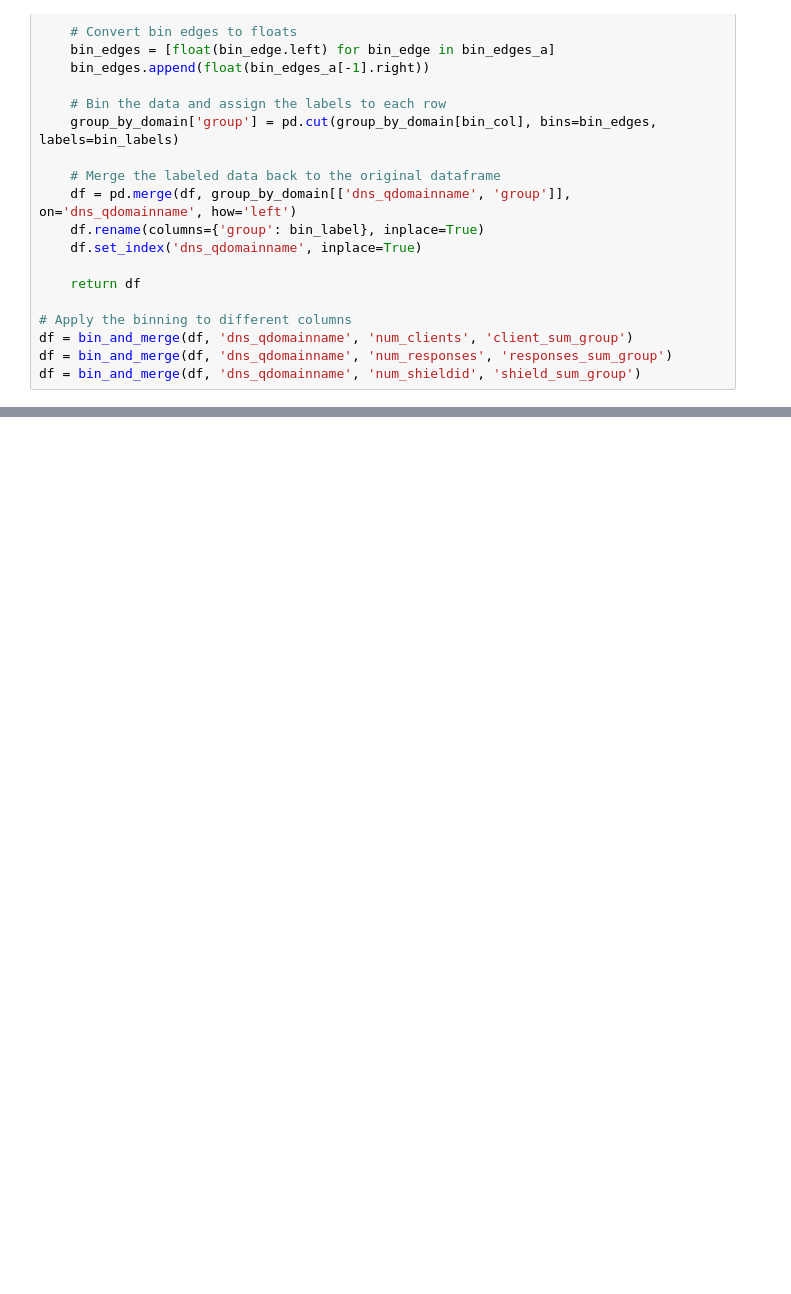
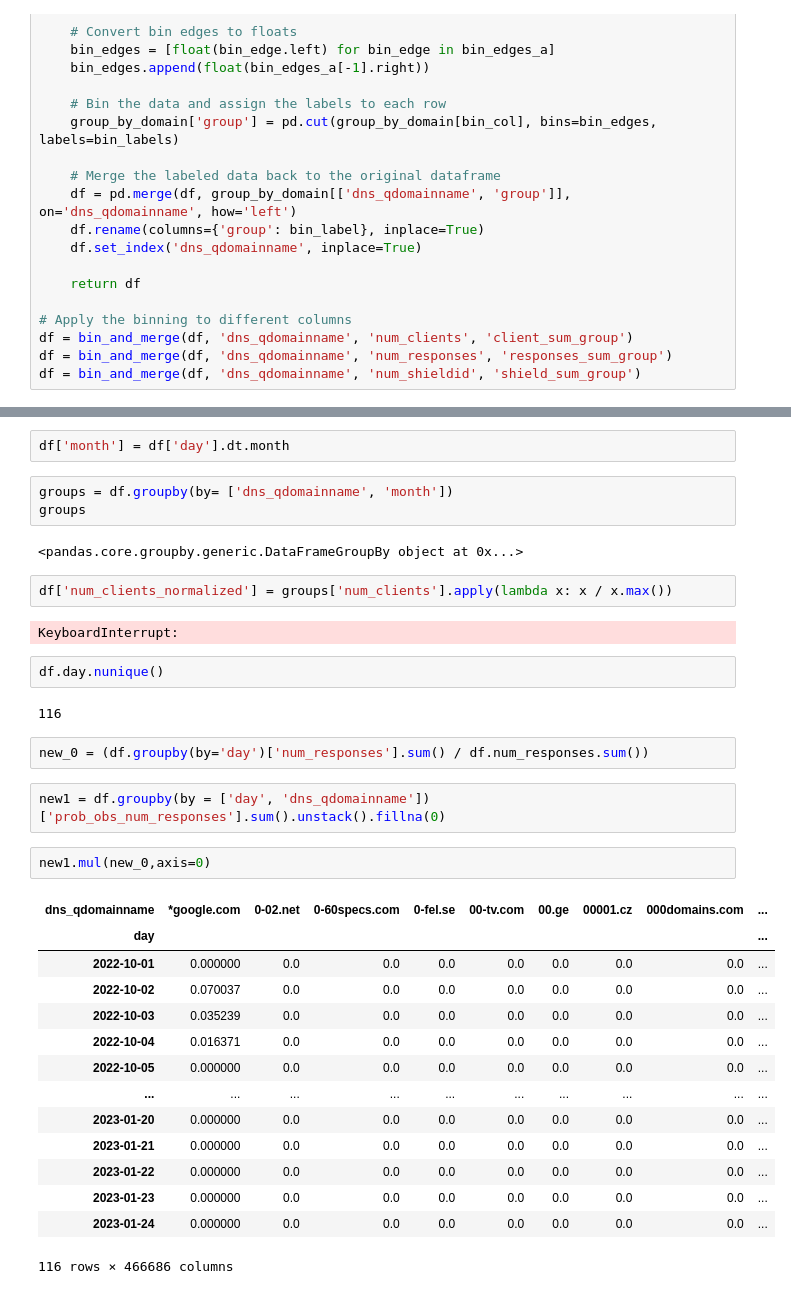
Before and after one commit to IntrusionINTZ/UniversityOfMontana_2023Spring, a Jupyter notebook: Jack/Anomaly Predictor.ipynb, the cells around one changed output, grey strips where cells are left out. Saved outputs shown, nothing was run; the diff lists cells and outputs as text; blank space fills up the shorter version.

```diff
--- a/Jack/Anomaly Predictor.ipynb
+++ b/Jack/Anomaly Predictor.ipynb
@@ -118,0 +98,36 @@ df.sort_values(by='total_prob').head(50)
+# %%
+df['month'] = df['day'].dt.month
+# %%
+groups = df.groupby(by= ['dns_qdomainname', 'month'])
+groups
+# %% [output]
+<pandas.core.groupby.generic.DataFrameGroupBy object at 0x...>
+# %%
+df['num_clients_normalized'] = groups['num_clients'].apply(lambda x: x / x.max())
+# %% [output]
+KeyboardInterrupt:
+# %%
+df.day.nunique()
+# %% [output]
+116
+# %%
+new_0 = (df.groupby(by='day')['num_responses'].sum() / df.num_responses.sum())
+# %%
+new1 = df.groupby(by = ['day', 'dns_qdomainname'])['prob_obs_num_responses'].sum().unstack().fillna(0)
+# %%
+new1.mul(new_0,axis=0)
+# %% [output]
+| dns_qdomainname | *google.com | 0-02.net | 0-60specs.com | 0-fel.se | 00-tv.com | 00.ge | 00001.cz | 000domains.com | ... |
+| day |  |  |  |  |  |  |  |  | ... |
+| 2022-10-01 | 0.000000 | 0.0 | 0.0 | 0.0 | 0.0 | 0.0 | 0.0 | 0.0 | ... |
+| 2022-10-02 | 0.070037 | 0.0 | 0.0 | 0.0 | 0.0 | 0.0 | 0.0 | 0.0 | ... |
+| 2022-10-03 | 0.035239 | 0.0 | 0.0 | 0.0 | 0.0 | 0.0 | 0.0 | 0.0 | ... |
+| 2022-10-04 | 0.016371 | 0.0 | 0.0 | 0.0 | 0.0 | 0.0 | 0.0 | 0.0 | ... |
+| 2022-10-05 | 0.000000 | 0.0 | 0.0 | 0.0 | 0.0 | 0.0 | 0.0 | 0.0 | ... |
+| ... | ... | ... | ... | ... | ... | ... | ... | ... | ... |
+| 2023-01-20 | 0.000000 | 0.0 | 0.0 | 0.0 | 0.0 | 0.0 | 0.0 | 0.0 | ... |
+| 2023-01-21 | 0.000000 | 0.0 | 0.0 | 0.0 | 0.0 | 0.0 | 0.0 | 0.0 | ... |
+| 2023-01-22 | 0.000000 | 0.0 | 0.0 | 0.0 | 0.0 | 0.0 | 0.0 | 0.0 | ... |
+| 2023-01-23 | 0.000000 | 0.0 | 0.0 | 0.0 | 0.0 | 0.0 | 0.0 | 0.0 | ... |
+| 2023-01-24 | 0.000000 | 0.0 | 0.0 | 0.0 | 0.0 | 0.0 | 0.0 | 0.0 | ... |
+116 rows × 466686 columns
```
Also changed, not shown: parts of 7 cells of this notebook.
